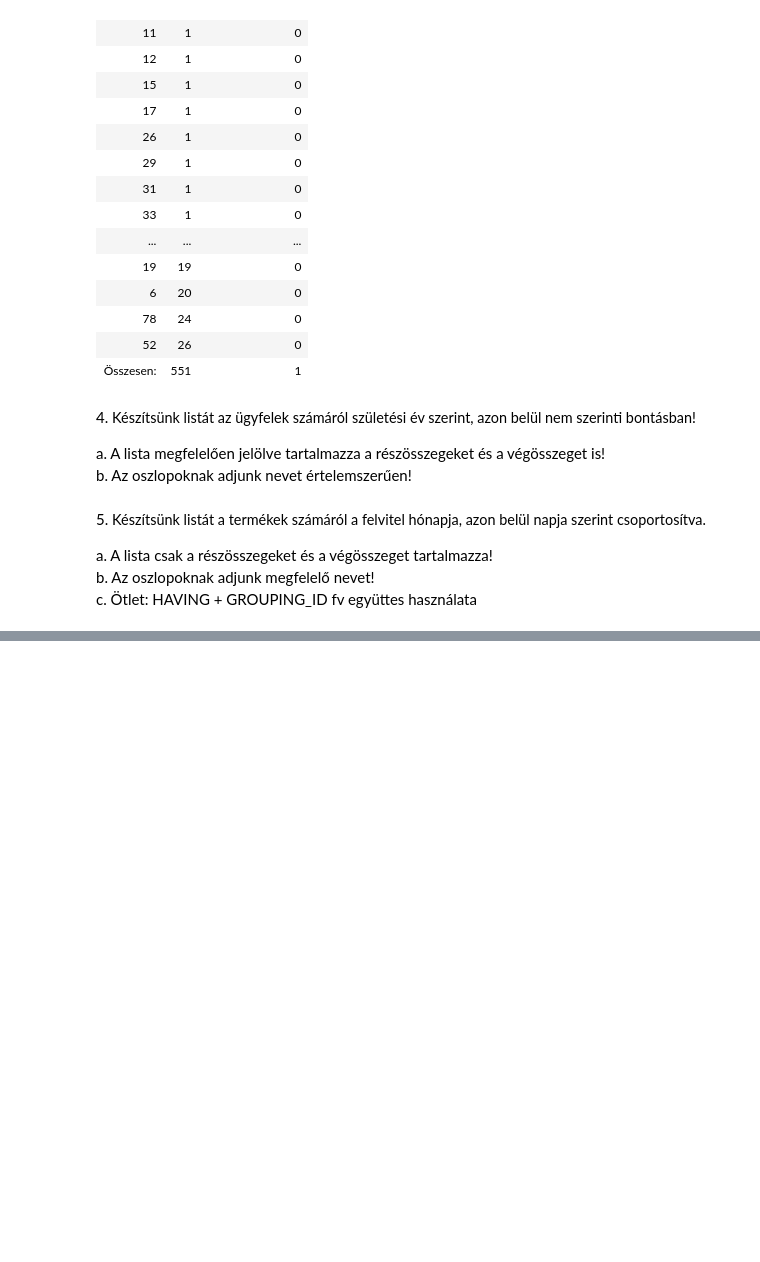
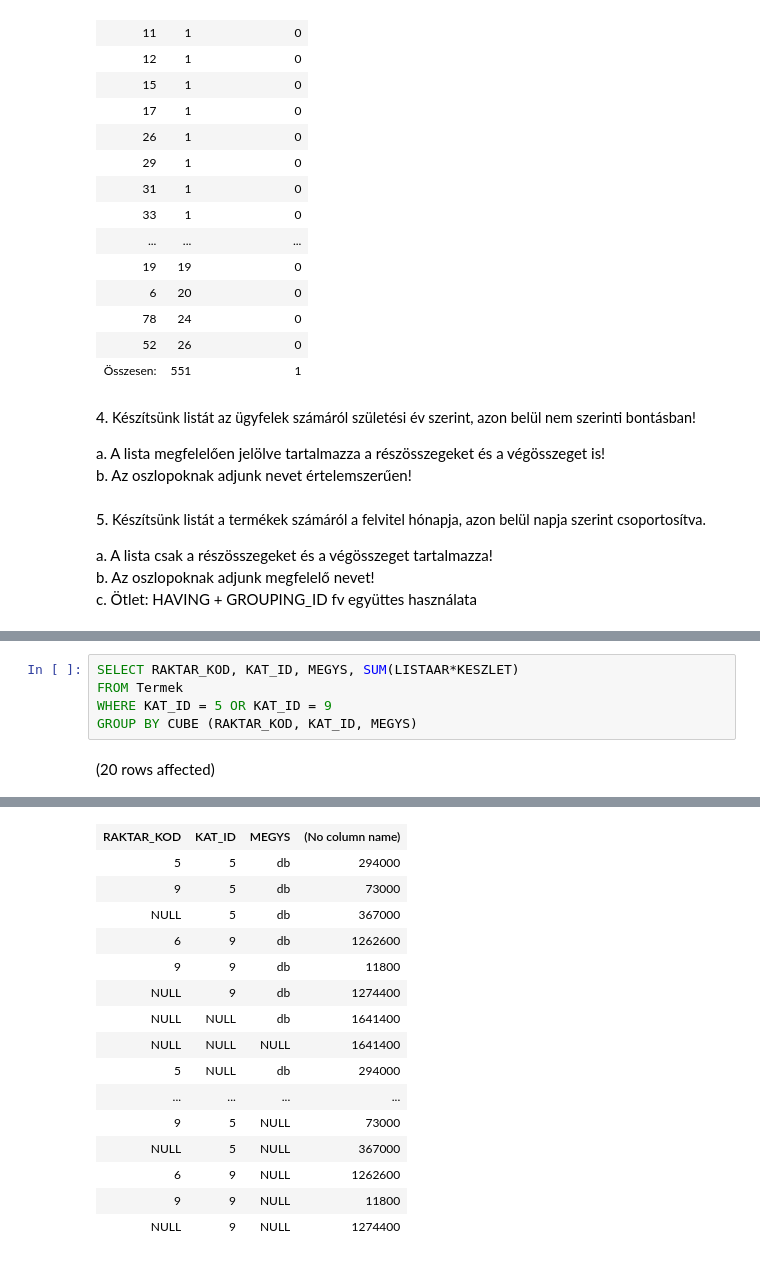
Before and after one commit to KataBaumgartner/adatbazisok, a Jupyter notebook: gyakorlat04_feladatok.ipynb, the cells around one changed output, grey strips where cells are left out. Saved outputs shown, nothing was run; the diff lists cells and outputs as text; blank space fills up the shorter version.

```diff
--- a/gyakorlat04_feladatok.ipynb
+++ b/gyakorlat04_feladatok.ipynb
@@ -132,0 +155,7 @@ Total execution time: 00:00:00.007
+# %%
+SELECT RAKTAR_KOD, KAT_ID, MEGYS, SUM(LISTAAR*KESZLET)
+FROM Termek
+WHERE KAT_ID = 5 OR KAT_ID = 9
+GROUP BY CUBE (RAKTAR_KOD, KAT_ID, MEGYS)
+# %% [output]
+(20 rows affected)
@@ -132,0 +163,16 @@ Total execution time: 00:00:00.007
+| RAKTAR_KOD | KAT_ID | MEGYS | (No column name) |
+| 5 | 5 | db | 294000 |
+| 9 | 5 | db | 73000 |
+| NULL | 5 | db | 367000 |
+| 6 | 9 | db | 1262600 |
+| 9 | 9 | db | 11800 |
+| NULL | 9 | db | 1274400 |
+| NULL | NULL | db | 1641400 |
+| NULL | NULL | NULL | 1641400 |
+| 5 | NULL | db | 294000 |
+| ... | ... | ... | ... |
+| 9 | 5 | NULL | 73000 |
+| NULL | 5 | NULL | 367000 |
+| 6 | 9 | NULL | 1262600 |
+| 9 | 9 | NULL | 11800 |
+| NULL | 9 | NULL | 1274400 |
```
Also changed, not shown: parts of 15 cells of this notebook.
